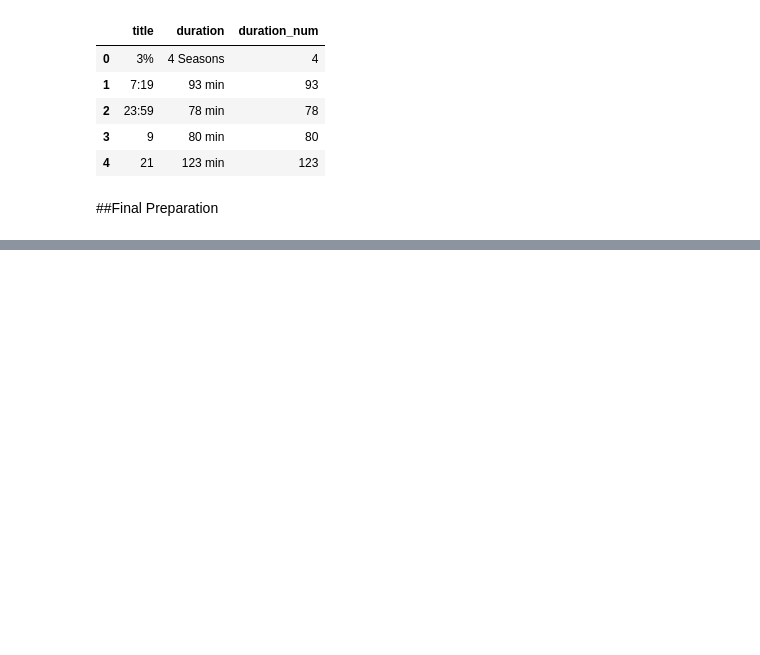
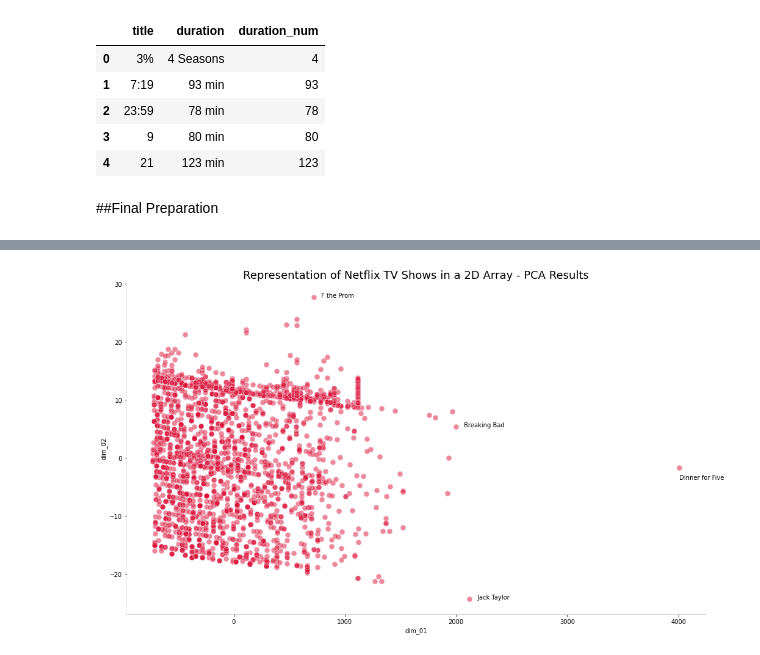
Before and after one commit to varnit836/NETFLIX-MOVIES-AND-TV-SHOWS-CLUSTERING, a Jupyter notebook: NETFLIX_MOVIES_AND_TV_SHOWS_CLUSTERING.ipynb, the cells around one changed output, grey strips where cells are left out. Drawn from its saved outputs; the diff is of its cells as text; code cells hidden in the pictures; blank space fills up the shorter version.

```diff
--- a/NETFLIX_MOVIES_AND_TV_SHOWS_CLUSTERING.ipynb
+++ b/NETFLIX_MOVIES_AND_TV_SHOWS_CLUSTERING.ipynb
@@ -671,0 +738,39 @@ Shape of tv shows data: (2398, 17)
+# %%
+# Creating a PCA with 2 components
+pca = PCA(n_components=2)
+X_tvshows_2d = pca.fit_transform(X_tvshows)
+X_tvshows_2d = pd.DataFrame(X_tvshows_2d, columns=['dim_01', 'dim_02'])
+
+# Plotting the new 2D data
+fig, ax = plt.subplots(figsize=(17, 10))
+sns.scatterplot(x='dim_01', y='dim_02', data=X_tvshows_2d, alpha=.5, color='crimson', s=80)
+
+# Customizing chart
+format_spines(ax)
+ax.set_title('Representation of Netflix TV Shows in a 2D Array - PCA Results', size=18)
+
+# Sorting movies by dim 01
+sorted_tvshows_dim01 = X_tvshows_2d.sort_values(by='dim_01', ascending=False)
+sorted_tvshows_dim02 = X_tvshows_2d.sort_values(by='dim_02', ascending=False)
+
+# Retrieving top 3 movies by dim 01
+top01_dim01_tvshow = tvshows.iloc[sorted_tvshows_dim01.index[0], :].title
+top02_dim01_tvshow = tvshows.iloc[sorted_tvshows_dim01.index[1], :].title
+top03_dim01_tvshow = tvshows.iloc[sorted_tvshows_dim01.index[2], :].title
+
+# Retrieving top 1 movies by dim 02
+top01_dim02_tvshow = movies.iloc[sorted_tvshows_dim02.index[0], :].title
+
+# Making annotations
+ax.annotate(top01_dim01_tvshow, xy=(sorted_tvshows_dim01['dim_01'].values[0],
+                                   sorted_tvshows_dim01['dim_02'].values[0]-2), xycoords='data')
+ax.annotate(top02_dim01_tvshow, xy=(sorted_tvshows_dim01['dim_01'].values[1]+70,
+                                   sorted_tvshows_dim01['dim_02'].values[1]), xycoords='data')
+ax.annotate(top03_dim01_tvshow, xy=(sorted_tvshows_dim01['dim_01'].values[2]+70,
+                                   sorted_tvshows_dim01['dim_02'].values[2]), xycoords='data')
+ax.annotate(top01_dim02_tvshow, xy=(sorted_tvshows_dim02['dim_01'].values[0]+70,
+                                   sorted_tvshows_dim02['dim_02'].values[0]), xycoords='data')
+
+plt.show()
+# %% [output]
+[figure, added]
```
Also changed, not shown: parts of 8 cells of this notebook.
